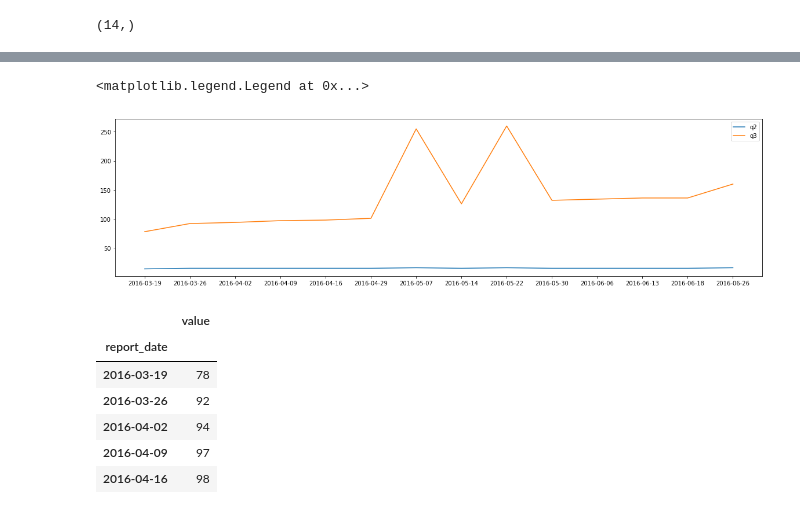
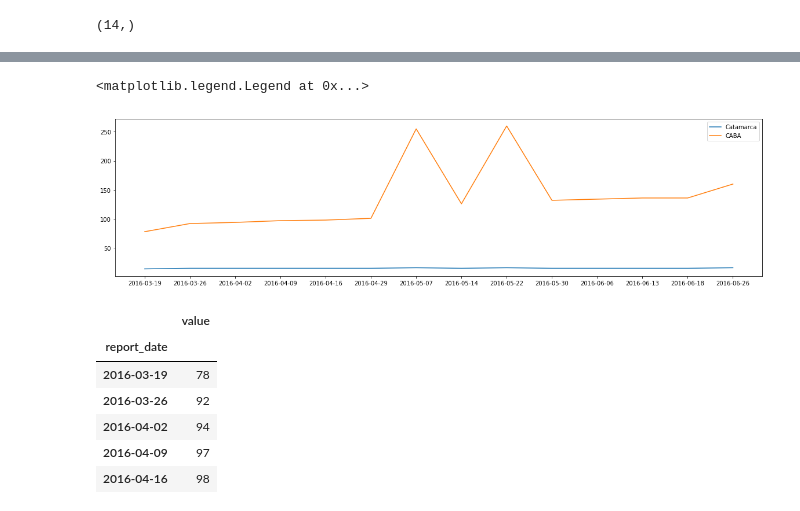
Before and after one commit to abhishekchugh17/panda2Assignment, a Jupyter notebook: Assignment.ipynb, the cells around one changed output, grey strips where cells are left out. Cells and saved outputs as stored; diff of their text form; code cells hidden in the pictures.

```diff
--- a/Assignment.ipynb
+++ b/Assignment.ipynb
@@ -110,11 +112,11 @@ q2.report_date.unique().shape
 # %%
 plt.figure(figsize=(20,5))
-plt.plot(q2.report_date.unique(),q2.groupby('report_date').sum(),label = 'q2')
-plt.plot(q2.report_date.unique(),q3.groupby('report_date').sum(),label = "q3")
+plt.plot(q2.report_date.unique(),q2.groupby('report_date').sum(),label = 'Catamarca')
+plt.plot(q2.report_date.unique(),q3.groupby('report_date').sum(),label = "CABA")
 plt.legend()
 # %% [output]
 <matplotlib.legend.Legend at 0x...>
-[figure, old version]
+[figure, new version]
 # %%
 q3.groupby('report_date').sum()
 # %% [output]
```
Also changed, not shown: parts of 22 cells of this notebook.
